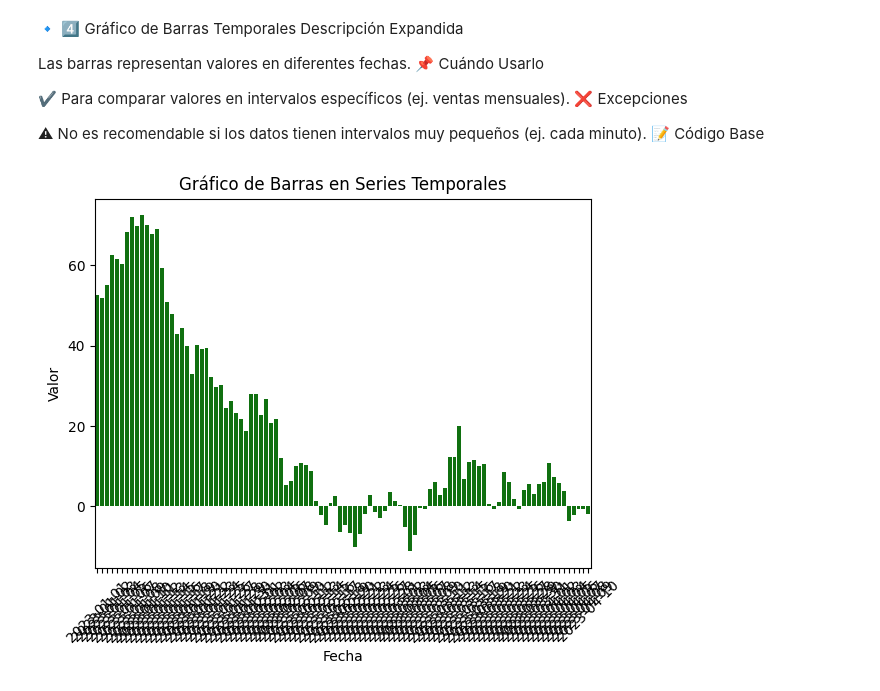
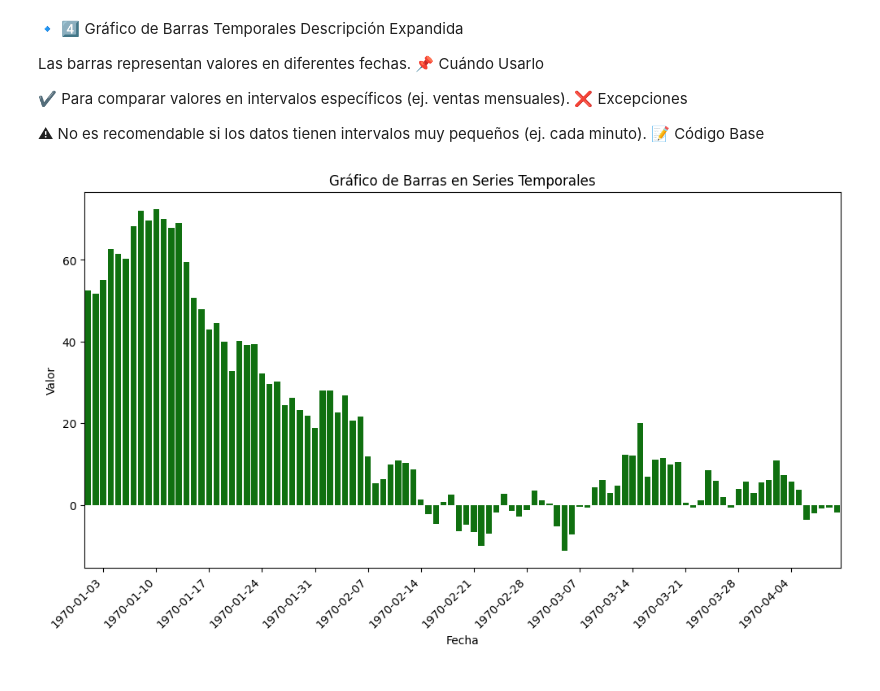
Before and after one commit to jorgesislema/python-mastery, a Jupyter notebook: 03-Data_Science_e_IA/Gráficos en Seaborn.ipynb, the cells around one changed output. Drawn from its saved outputs; the diff is of its cells as text; code cells hidden in the pictures.

```diff
--- a/03-Data_Science_e_IA/Gráficos en Seaborn.ipynb
+++ b/03-Data_Science_e_IA/Gráficos en Seaborn.ipynb
@@ -827,12 +827,33 @@ Las barras representan valores en diferentes fechas.
 
 ⚠ No es recomendable si los datos tienen intervalos muy pequeños (ej. cada minuto).
 📝 Código Base
-# %%
-sns.barplot(x="Fecha", y="Valor", data=df, color="green")
-plt.title("Gráfico de Barras en Series Temporales")
-plt.xlabel("Fecha")
-plt.ylabel("Valor")
-plt.xticks(rotation=45)
-plt.show()
-# %% [output]
-[figure, removed]
+# %%
+import seaborn as sns
+import pandas as pd
+import numpy as np
+import matplotlib.pyplot as plt
+import matplotlib.dates as mdates
+
+# Generar datos simulados
+np.random.seed(42)
+fechas = pd.date_range(start="2023-01-01", periods=100, freq="D")
+valores = np.cumsum(np.random.randn(100) * 5) + 50  # Simulación de tendencia
+
+df = pd.DataFrame({"Fecha": fechas, "Valor": valores})
+
+# Crear gráfico de barras con etiquetas más legibles
+plt.figure(figsize=(12,6))  # Ajustar tamaño del gráfico
+ax = sns.barplot(x="Fecha", y="Valor", data=df, color="green")
+
+# Rotar etiquetas de fechas y mostrar solo algunas etiquetas
+ax.xaxis.set_major_locator(mdates.DayLocator(interval=7))  # Mostrar etiquetas cada 7 días
+ax.xaxis.set_major_formatter(mdates.DateFormatter('%Y-%m-%d'))  # Formato de fecha
+plt.xticks(rotation=45, ha='right')  # Rotar y alinear etiquetas
+
+plt.title("Gráfico de Barras en Series Temporales")
+plt.xlabel("Fecha")
+plt.ylabel("Valor")
+
+plt.show()
+# %% [output]
+[figure, added]
```
Also changed, not shown: parts of 1 cell of this notebook.
